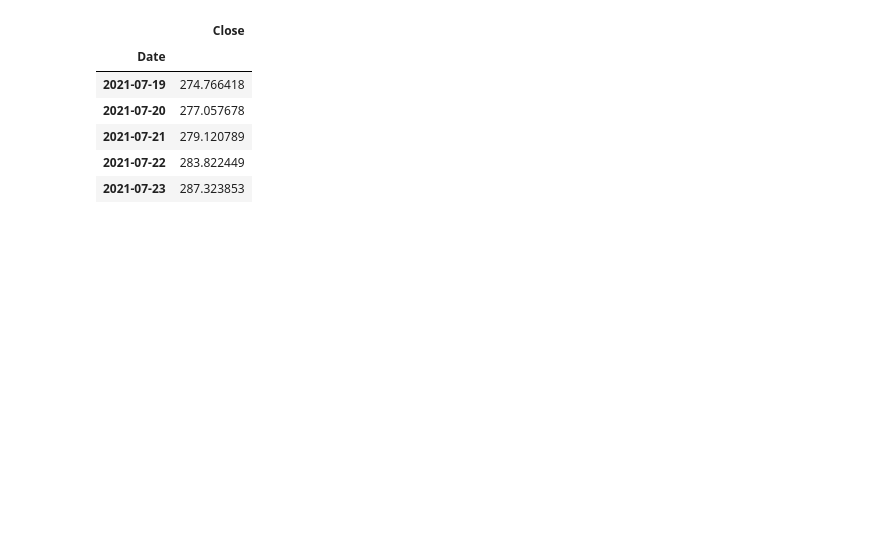
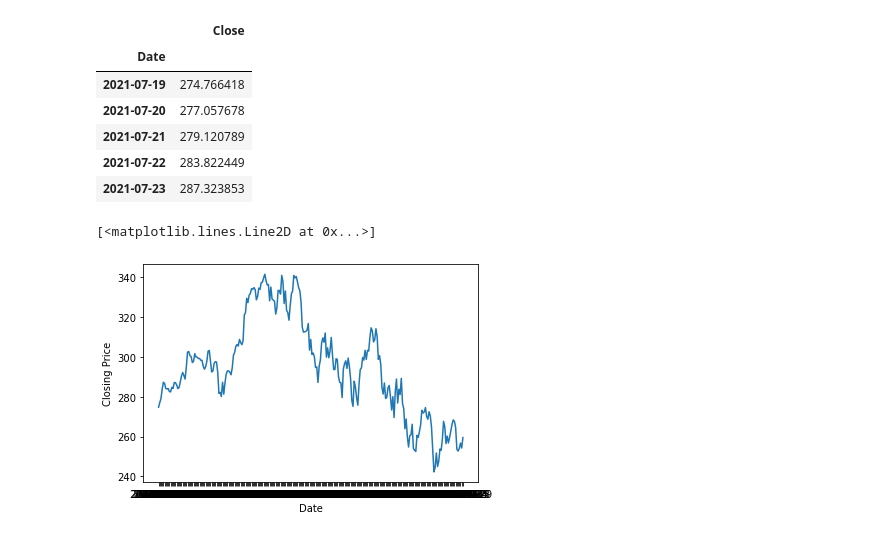
Before and after one commit to danicavalera/ARIMA, a Jupyter notebook: arima.ipynb, the cells around one changed output. Cells and saved outputs as stored; diff of their text form; code cells hidden in the pictures; blank space fills up the shorter version.

```diff
--- a/arima.ipynb
+++ b/arima.ipynb
@@ -15,3 +44,10 @@ raw_df.head()
 | 2021-07-21 | 279.120789 |
 | 2021-07-22 | 283.822449 |
 | 2021-07-23 | 287.323853 |
+# %%
+plt.xlabel('Date')
+plt.ylabel('Closing Price')
+plt.plot(raw_df)
+# %% [output]
+[<matplotlib.lines.Line2D at 0x...>]
+[figure, added]
```
Also changed, not shown: parts of 12 cells of this notebook.
